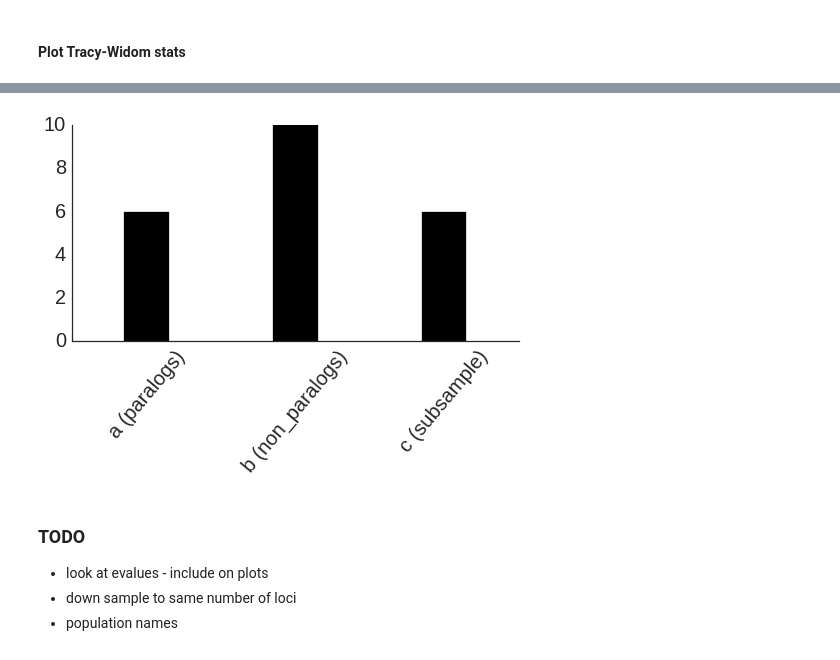
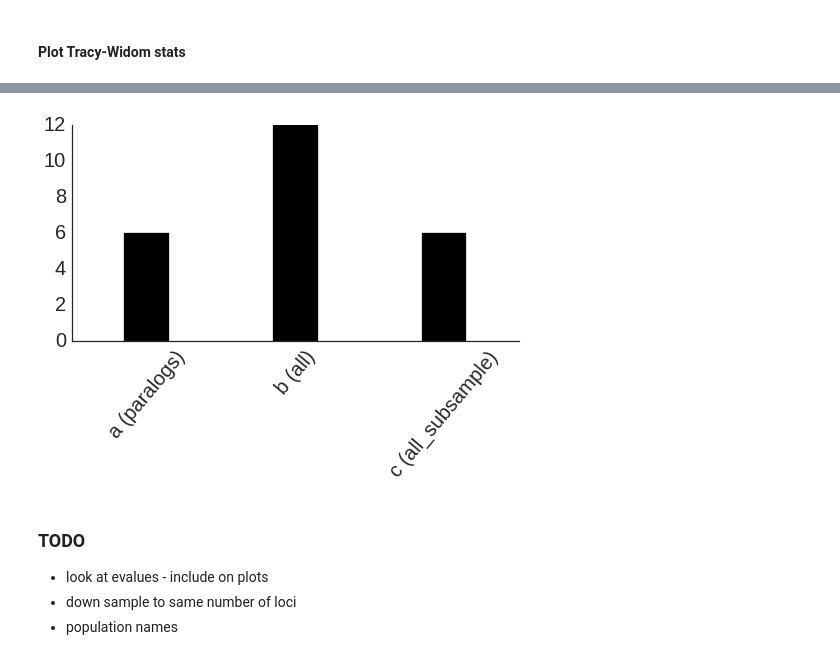
Before and after one commit to rwaples/chum_populations, a Jupyter notebook: plot_EIGENSTRAT.ipynb, the cells around one changed output, grey strips where cells are left out. Cells and saved outputs as stored; diff of their text form; code cells hidden in the pictures.

```diff
--- a/plot_EIGENSTRAT.ipynb
+++ b/plot_EIGENSTRAT.ipynb
@@ -301,0 +297,4 @@ tw_paralogs_dom.head()
+# %%
+tw_complete_dom = pd.read_csv(
+    '/home/ipseg/Desktop/waples/chum_populations/results/batch_4/EIGENSOFT/complete.dom.tw',
+           sep = ' ', skipinitialspace = True)
@@ -302,22 +314,22 @@ tw_paralogs_dom.head()
 # %%
 figsize(8,4)
 #plt.plot(-np.log10(tw_onmap_codom['p-value']), label = 'all_codom')
 #plt.plot(-np.log10(tw_onmap_dom['p-value']), label = 'all_dom')
 #plt.plot(-np.log10(tw_paralogs_dom['p-value']), label = 'paralogs')
 #plt.xlim(-1,10)
 #plt.bar(1, np.sum(tw_onmap_codom['p-value'] < .01), label = 'all_codom', color = 'green', align='center', width=0.3)
-plt.bar(2, np.sum(tw_onmap_dom['p-value'] < .01), label = 'all_dom', color = 'black', align='center', width=0.3)
 plt.bar(1, np.sum(tw_paralogs_dom['p-value'] < .01), label = 'paralogs', color = 'black', align='center', width=0.3)
+plt.bar(2, np.sum(tw_complete_dom['p-value'] < .01), label = 'all_dom', color = 'black', align='center', width=0.3)
 plt.bar(3, np.sum(tw_subsample_codom['p-value'] < .01), label = 'subsample', color = 'black', align='center', width=0.3)
 #plt.gcf().tight_layout()
 #plt.legend()
 plt.gcf().subplots_adjust(bottom=0.15)
-plt.xticks([1,2,3],['a (paralogs)', 'b (non_paralogs)', 'c (subsample)'], rotation= 50)
+plt.xticks([1,2,3],['a (paralogs)', 'b (all)', 'c (all_subsample)'], rotation= 50)
 sns.despine()
 plt.savefig('/home/ipseg/Desktop/waples/chum_populations/paper/figures/supplemental/TW_stats.png', bbox_inches='tight')
 plt.show()
 # %% [output]
-[figure, old version]
+[figure, new version]
 # %%
 figsize(10, 10)
 sns.lmplot('PC2', 'PC3', data= eigenvec_on_map_dom, hue = 'POP', palette=sns.xkcd_palette(pop_colors),
```
Also changed, not shown: parts of 8 cells of this notebook, 4 other files.
